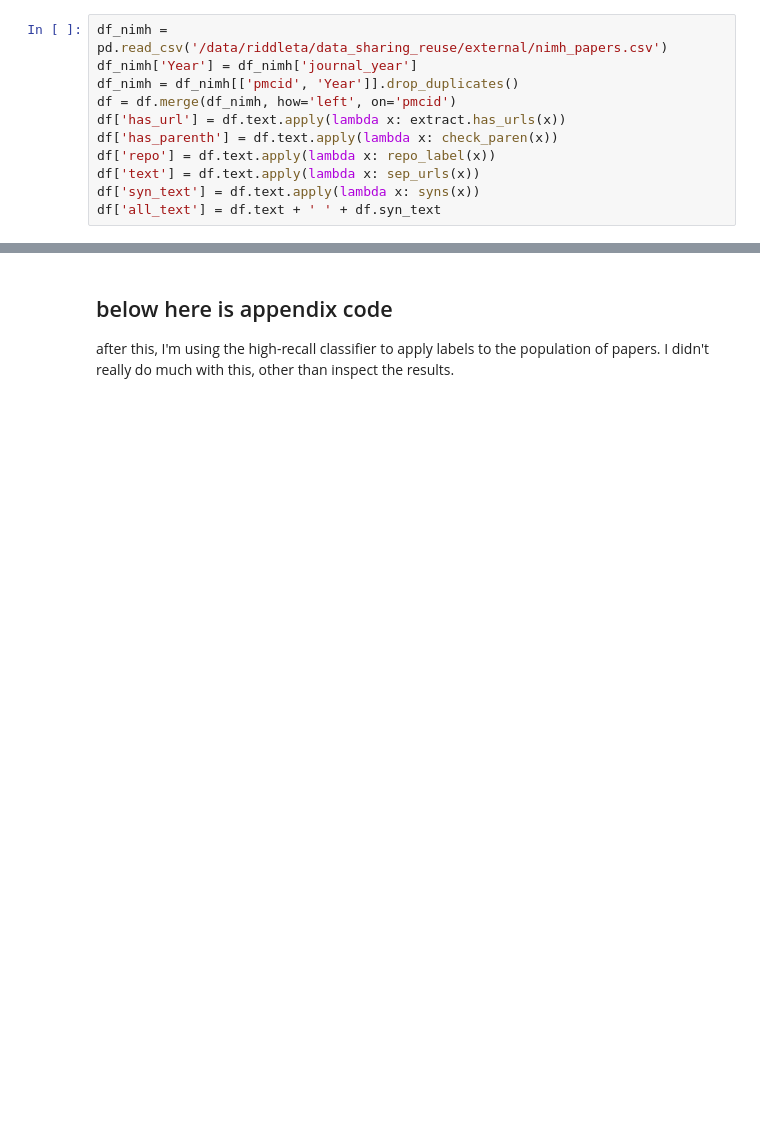
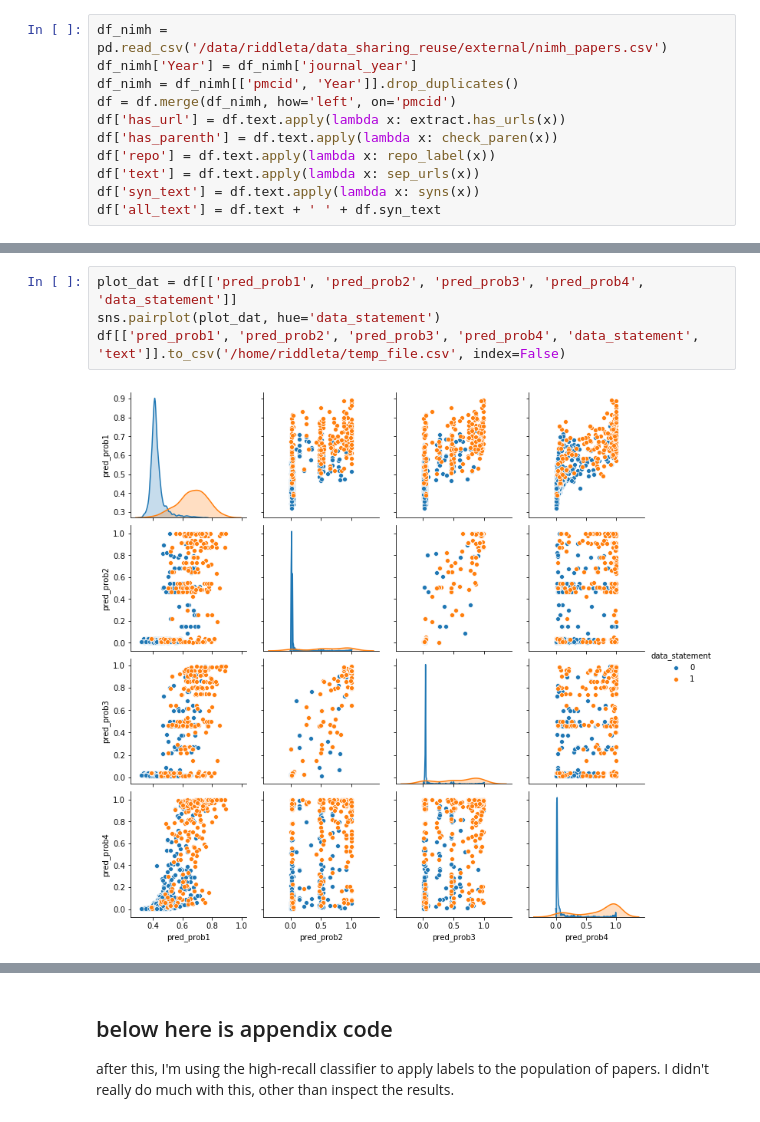
Before and after one commit to nimh-dsst/data_sharing_reuse, a Jupyter notebook: notebooks/07.0-TAR-second_level_clf.ipynb, the cells around one changed output, grey strips where cells are left out. Drawn from its saved outputs; the diff is of its cells as text; blank space fills up the shorter version.

```diff
--- a/notebooks/07.0-TAR-second_level_clf.ipynb
+++ b/notebooks/07.0-TAR-second_level_clf.ipynb
@@ -149,0 +256,6 @@ df['all_text'] = df.text + ' ' + df.syn_text
+# %%
+plot_dat = df[['pred_prob1', 'pred_prob2', 'pred_prob3', 'pred_prob4', 'data_statement']]
+sns.pairplot(plot_dat, hue='data_statement')
+df[['pred_prob1', 'pred_prob2', 'pred_prob3', 'pred_prob4', 'data_statement', 'text']].to_csv('/home/riddleta/temp_file.csv', index=False)
+# %% [output]
+[figure, added]
```
Also changed, not shown: parts of 27 cells of this notebook.
